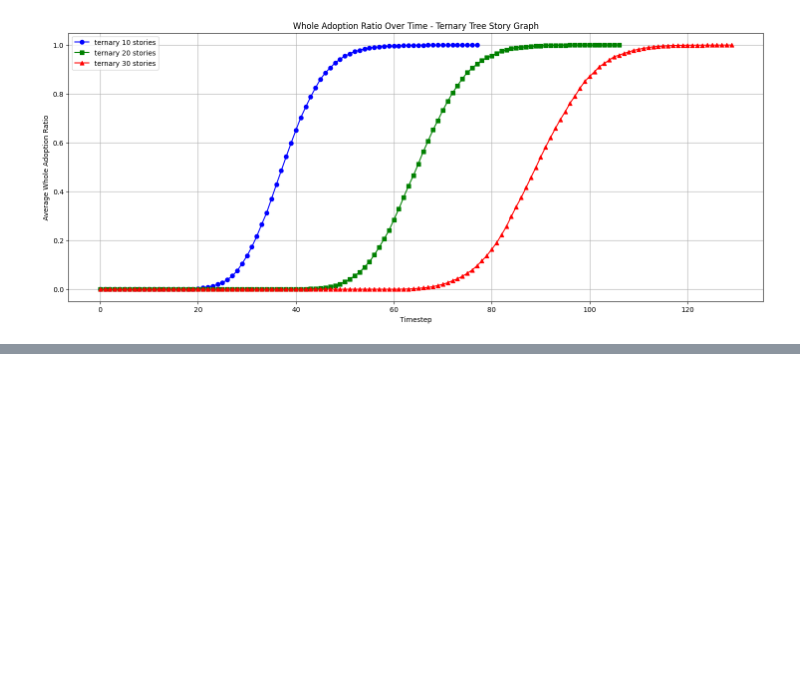
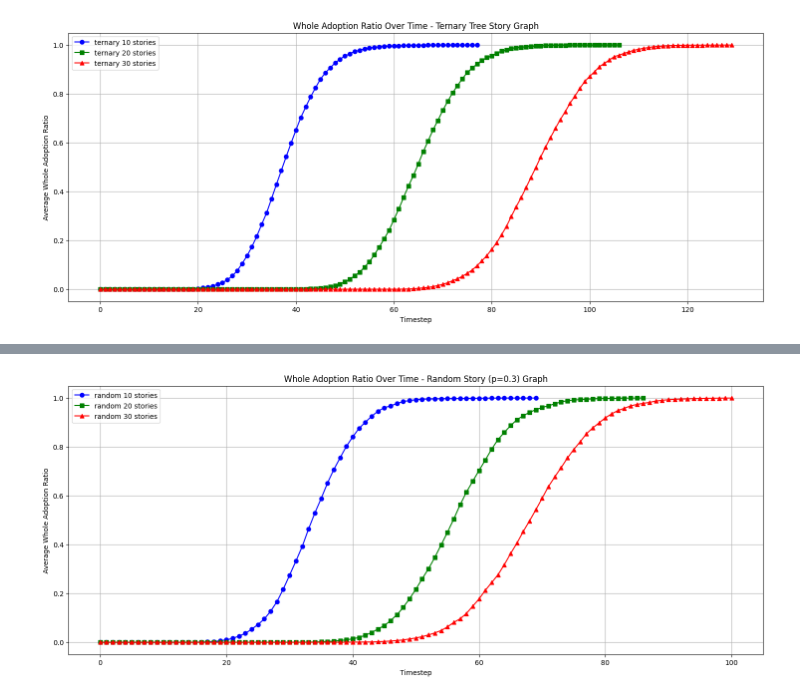
Before and after one commit to c4-lab/NarrativeDiffusion, a Jupyter notebook: analysis/graphs2.ipynb, the cells around one changed output, grey strips where cells are left out. Saved outputs shown, nothing was run; the diff lists cells and outputs as text; code cells hidden in the pictures; blank space fills up the shorter version.

```diff
--- a/analysis/graphs2.ipynb
+++ b/analysis/graphs2.ipynb
@@ -208,0 +238,23 @@ plt.show()
+# %%
+plt.figure(figsize=(18, 7))
+
+plt.plot(random_10_03_data['timestep'],
+         random_10_03_data['whole_adoption_ratio'],
+         marker='o', color='blue', label='random 10 stories')
+
+plt.plot(random_20_03_data['timestep'],
+         random_20_03_data['whole_adoption_ratio'],
+         marker='s', color='green', label='random 20 stories')
+
+plt.plot(random_30_03_data['timestep'],
+         random_30_03_data['whole_adoption_ratio'],
+         marker='^', color='red', label='random 30 stories')
+
+plt.title('Whole Adoption Ratio Over Time - Random Story (p=0.3) Graph')
+plt.xlabel('Timestep')
+plt.ylabel('Average Whole Adoption Ratio')
+plt.grid(True)
+plt.legend()
+plt.show()
+# %% [output]
+[figure, added]
```
Also changed, not shown: parts of 14 cells of this notebook.
